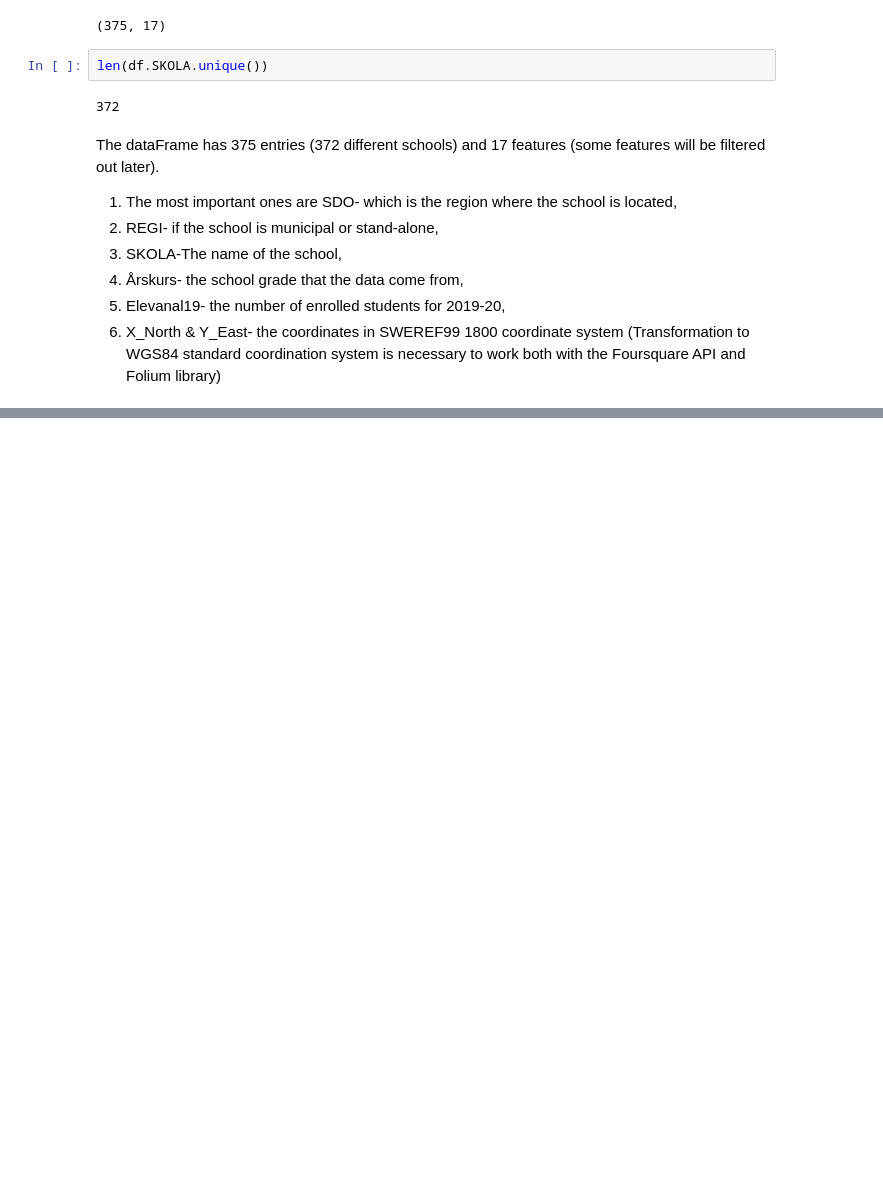
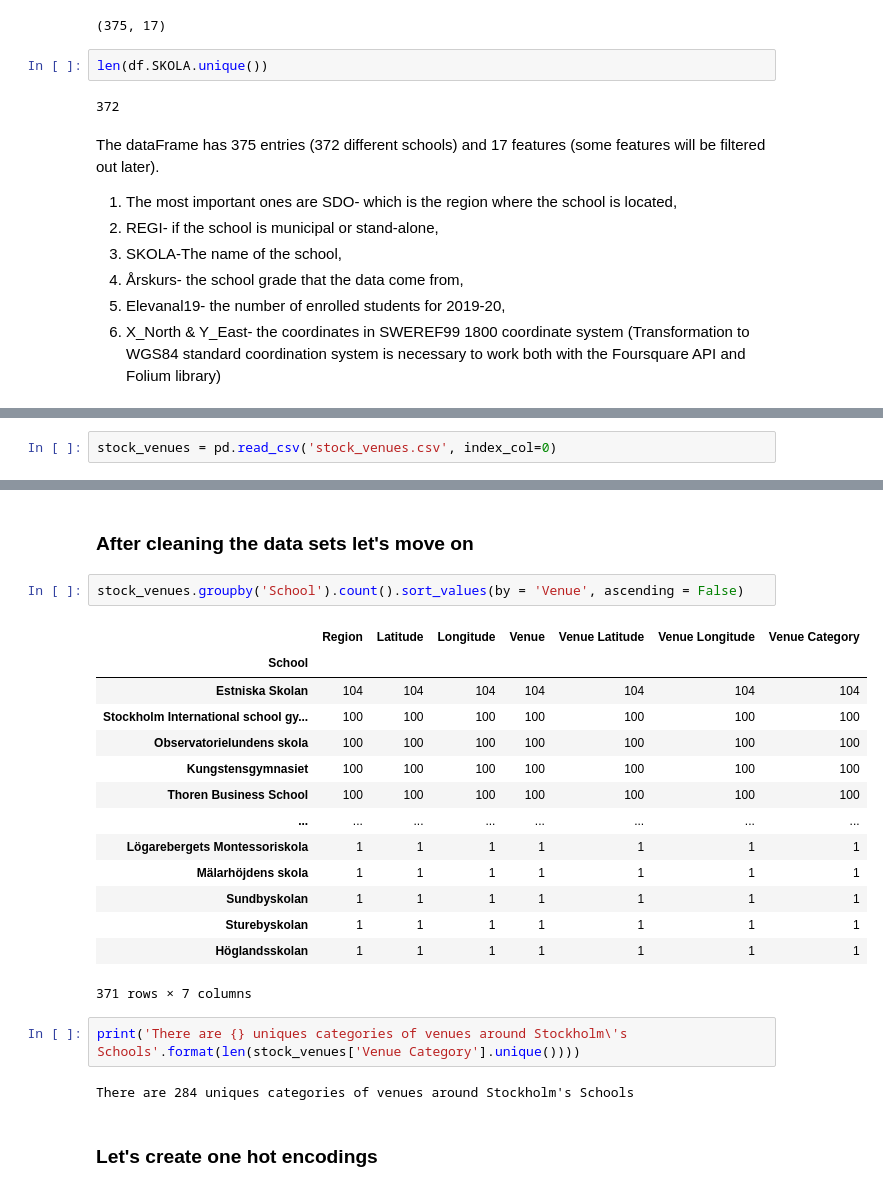
Before and after one commit to olgakrali/Coursera_Capstone, a Jupyter notebook: DS Capstone Final Project- Schools in Stockholm.ipynb, the cells around one changed output, grey strips where cells are left out. Cells and saved outputs as stored; diff of their text form; blank space fills up the shorter version.

```diff
--- a/DS Capstone Final Project- Schools in Stockholm.ipynb
+++ b/DS Capstone Final Project- Schools in Stockholm.ipynb
@@ -46,0 +294,2 @@ The dataFrame has 375 entries (372 different schools) and 17 features (some feat
+# %%
+stock_venues = pd.read_csv('stock_venues.csv', index_col=0)
@@ -46,0 +339,25 @@ The dataFrame has 375 entries (372 different schools) and 17 features (some feat
+# %% [markdown]
+### After cleaning the data sets let's move on
+# %%
+stock_venues.groupby('School').count().sort_values(by = 'Venue', ascending = False)
+# %% [output]
+|  | Region | Latitude | Longitude | Venue | Venue Latitude | Venue Longitude | Venue Category |
+| School |  |  |  |  |  |  |  |
+| Estniska Skolan | 104 | 104 | 104 | 104 | 104 | 104 | 104 |
+| Stockholm International school gy... | 100 | 100 | 100 | 100 | 100 | 100 | 100 |
+| Observatorielundens skola | 100 | 100 | 100 | 100 | 100 | 100 | 100 |
+| Kungstensgymnasiet | 100 | 100 | 100 | 100 | 100 | 100 | 100 |
+| Thoren Business School | 100 | 100 | 100 | 100 | 100 | 100 | 100 |
+| ... | ... | ... | ... | ... | ... | ... | ... |
+| Lögarebergets Montessoriskola | 1 | 1 | 1 | 1 | 1 | 1 | 1 |
+| Mälarhöjdens skola | 1 | 1 | 1 | 1 | 1 | 1 | 1 |
+| Sundbyskolan | 1 | 1 | 1 | 1 | 1 | 1 | 1 |
+| Sturebyskolan | 1 | 1 | 1 | 1 | 1 | 1 | 1 |
+| Höglandsskolan | 1 | 1 | 1 | 1 | 1 | 1 | 1 |
+371 rows × 7 columns
+# %%
+print('There are {} uniques categories of venues around Stockholm\'s Schools'.format(len(stock_venues['Venue Category'].unique())))
+# %% [output]
+There are 284 uniques categories of venues around Stockholm's Schools
+# %% [markdown]
+### Let's create one hot encodings
```
Also changed, not shown: parts of 77 cells of this notebook, 2 other files.
